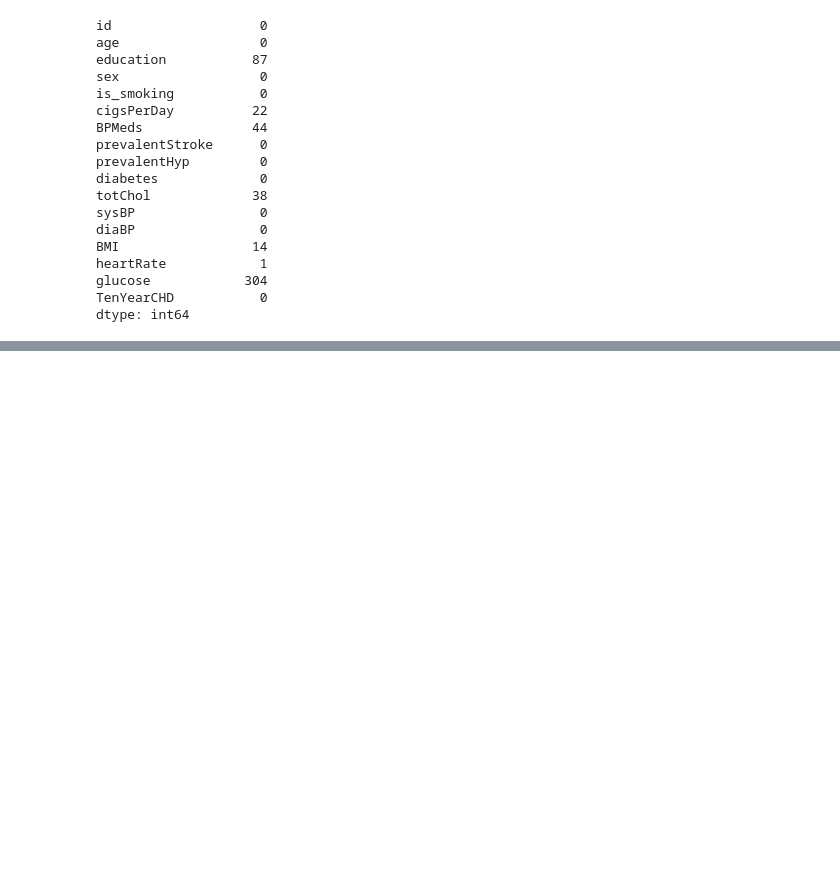
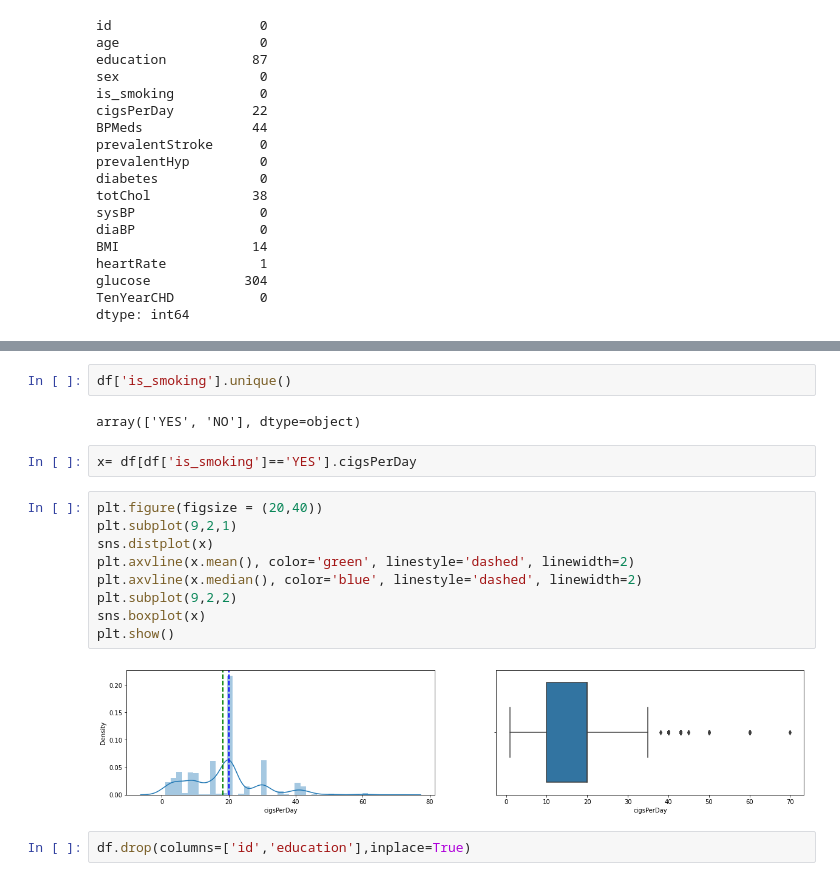
Before and after one commit to solankinitin1210/Capstone-Project-Cardiovascular-Risk-Prediction, a Jupyter notebook: Cardiovascular_Risk_Prediction_Capstone_Project.ipynb, the cells around one changed output, grey strips where cells are left out. Cells and saved outputs as stored; diff of their text form; blank space fills up the shorter version.

```diff
--- a/Cardiovascular_Risk_Prediction_Capstone_Project.ipynb
+++ b/Cardiovascular_Risk_Prediction_Capstone_Project.ipynb
@@ -101,0 +120,19 @@ dtype: int64
+# %%
+df['is_smoking'].unique()
+# %% [output]
+array(['YES', 'NO'], dtype=object)
+# %%
+x= df[df['is_smoking']=='YES'].cigsPerDay
+# %%
+plt.figure(figsize = (20,40))
+plt.subplot(9,2,1)
+sns.distplot(x)
+plt.axvline(x.mean(), color='green', linestyle='dashed', linewidth=2)
+plt.axvline(x.median(), color='blue', linestyle='dashed', linewidth=2)
+plt.subplot(9,2,2)
+sns.boxplot(x)
+plt.show()
+# %% [output]
+[figure, added]
+# %%
+df.drop(columns=['id','education'],inplace=True)
```
Also changed, not shown: parts of 3 cells of this notebook.
